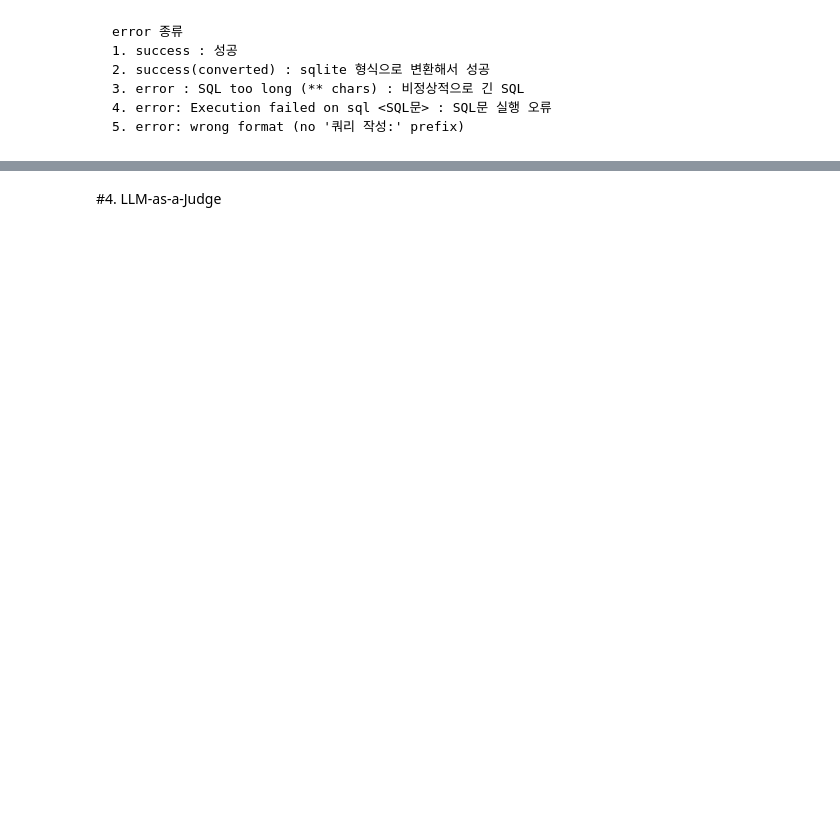
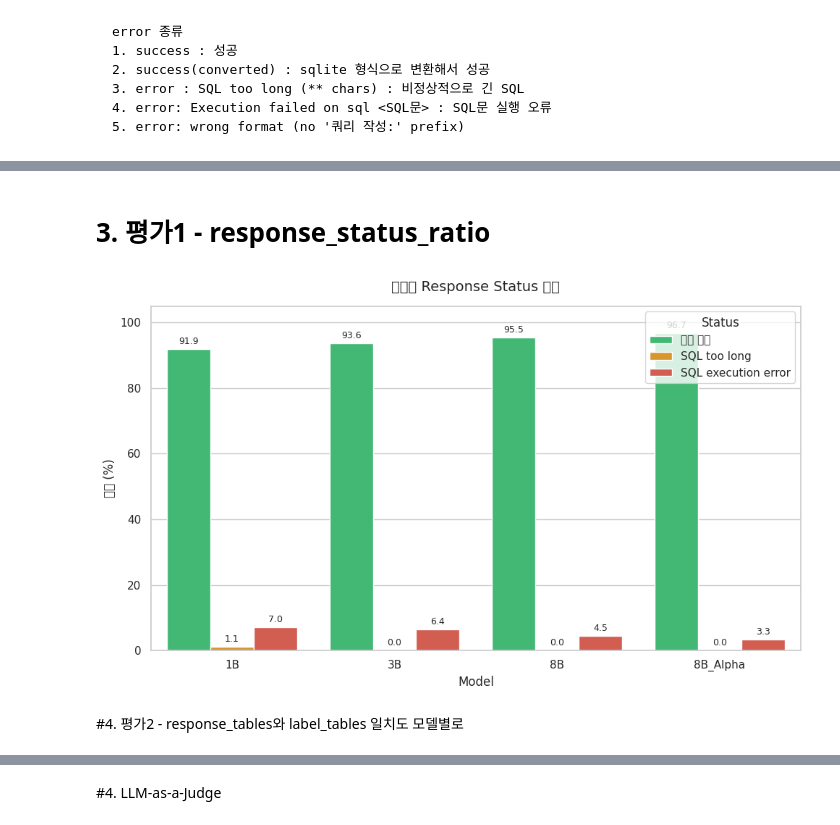
Before and after one commit to leejunho12316/LLM_FineTuning_2, a Jupyter notebook: 6_FineTuning_평가.ipynb, the cells around one changed output, grey strips where cells are left out. Drawn from its saved outputs; the diff is of its cells as text; code cells hidden in the pictures; blank space fills up the shorter version.

```diff
--- a/6_FineTuning_평가.ipynb
+++ b/6_FineTuning_평가.ipynb
@@ -230,0 +154,62 @@ ORDER BY avg_price DESC;
+# %% [markdown]
+# 3. 평가1 - response_status_ratio
+# %%
+import json
+import pandas as pd
+import seaborn as sns
+import matplotlib.pyplot as plt
+
+# ===== 1. JSON 불러오기 =====
+with open("test1_response_status_ratio.json", "r", encoding="utf-8") as f:
+    raw_data = json.load(f)
+
+# ===== 2. 카테고리 통합: success + success(converted) → 실행 성공 =====
+processed = {}
+for model, stats in raw_data.items():
+    processed[model] = {
+        "실행 성공":            round(stats.get("success", 0) + stats.get("success(converted)", 0), 1),
+        "SQL too long":         stats.get("SQL too long", 0),
+        "SQL execution error":  stats.get("SQL execution error", 0),
+    }
+
+# ===== 3. Seaborn용 long-format DataFrame으로 변환 =====
+records = []
+for model, stats in processed.items():
+    for status, ratio in stats.items():
+        records.append({"model": model, "status": status, "ratio": ratio})
+df_plot = pd.DataFrame(records)
+
+# ===== 4. 시각화 =====
+sns.set_theme(style="whitegrid", font="DejaVu Sans")
+
+fig, ax = plt.subplots(figsize=(10, 6))
+palette = {
+    "success/success(converted)":            "#2ecc71",
+    "SQL too long":         "#f39c12",
+    "SQL execution error":  "#e74c3c",
+}
+
+sns.barplot(
+    data=df_plot,
+    x="model", y="ratio", hue="status",
+    palette=palette,
+    ax=ax,
+)
+
+# 막대 위에 값 표시
+for container in ax.containers:
+    ax.bar_label(container, fmt="%.1f", padding=3, fontsize=9)
+
+ax.set_title("모델별 Response Status 비율", fontsize=14, pad=15)
+ax.set_xlabel("Model")
+ax.set_ylabel("비율 (%)")
+ax.set_ylim(0, 105)
+ax.legend(title="Status", loc="upper right")
+
+plt.tight_layout()
+plt.savefig("test1_response_status_ratio.png", dpi=150, bbox_inches="tight")
+plt.show()
+# %% [output]
+[figure, added]
+# %% [markdown]
+#4. 평가2 - response_tables와 label_tables 일치도 모델별로
```
Also changed, not shown: parts of 31 cells of this notebook, 6 other files.
